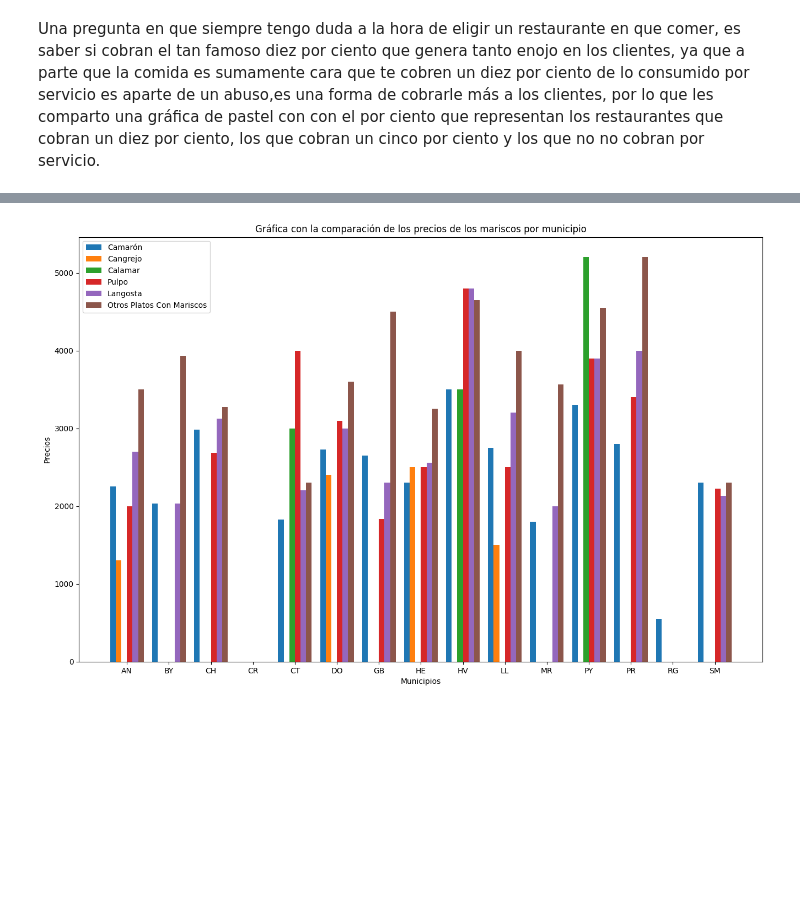
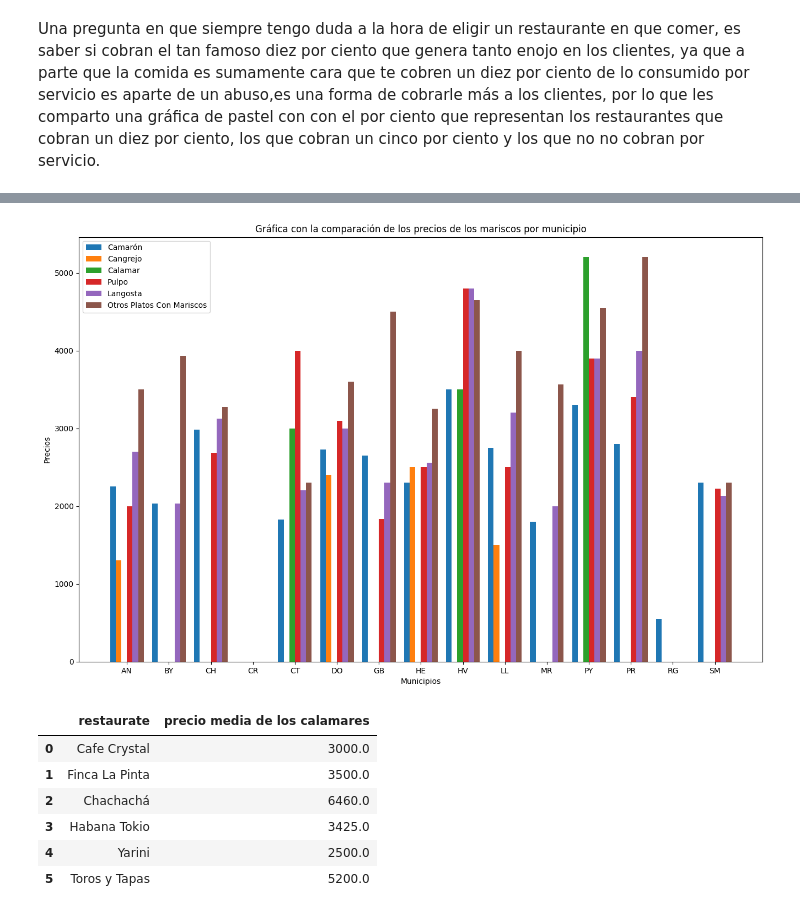
Before and after one commit to Datadrummer-jr/Food-Data, a Jupyter notebook: Project Code/restaurant project.ipynb, the cells around one changed output, grey strips where cells are left out. Cells and saved outputs as stored; diff of their text form; code cells hidden in the pictures; blank space fills up the shorter version.

```diff
--- a/Project Code/restaurant project.ipynb
+++ b/Project Code/restaurant project.ipynb
@@ -141,4 +151,12 @@ percent()
 # %%
 mariscos()
+df_calamares
 # %% [output]
 [figure]
+|  | restaurate | precio media de los calamares |
+| 0 | Cafe Crystal | 3000.0 |
+| 1 | Finca La Pinta | 3500.0 |
+| 2 | Chachachá | 6460.0 |
+| 3 | Habana Tokio | 3425.0 |
+| 4 | Yarini | 2500.0 |
+| 5 | Toros y Tapas | 5200.0 |
```
Also changed, not shown: parts of 13 cells of this notebook, 1 other file.
